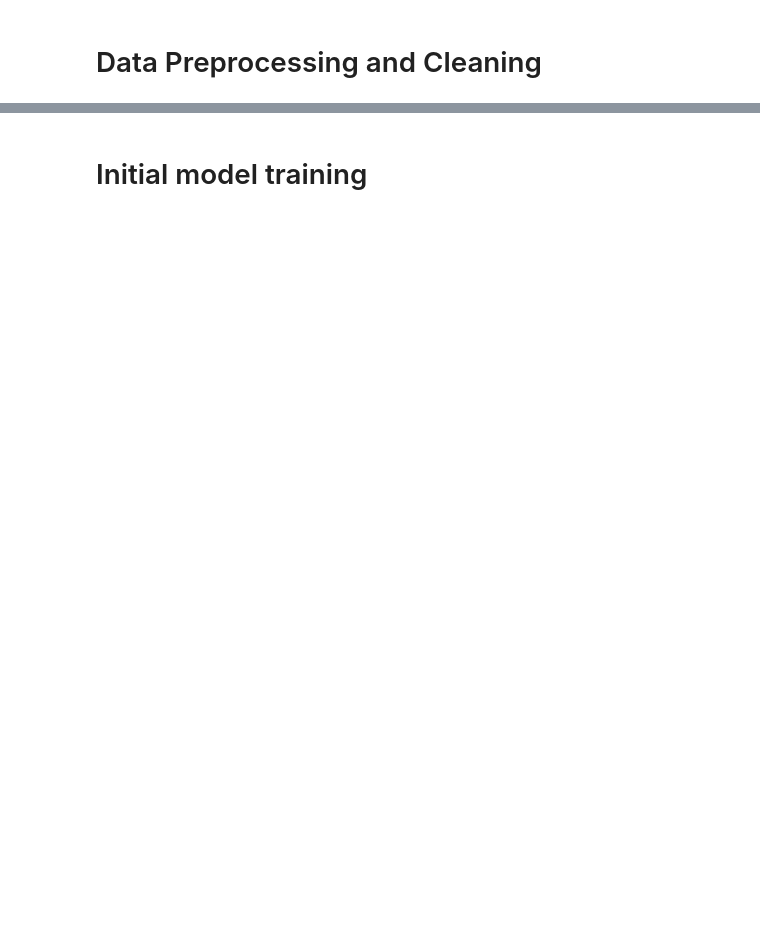
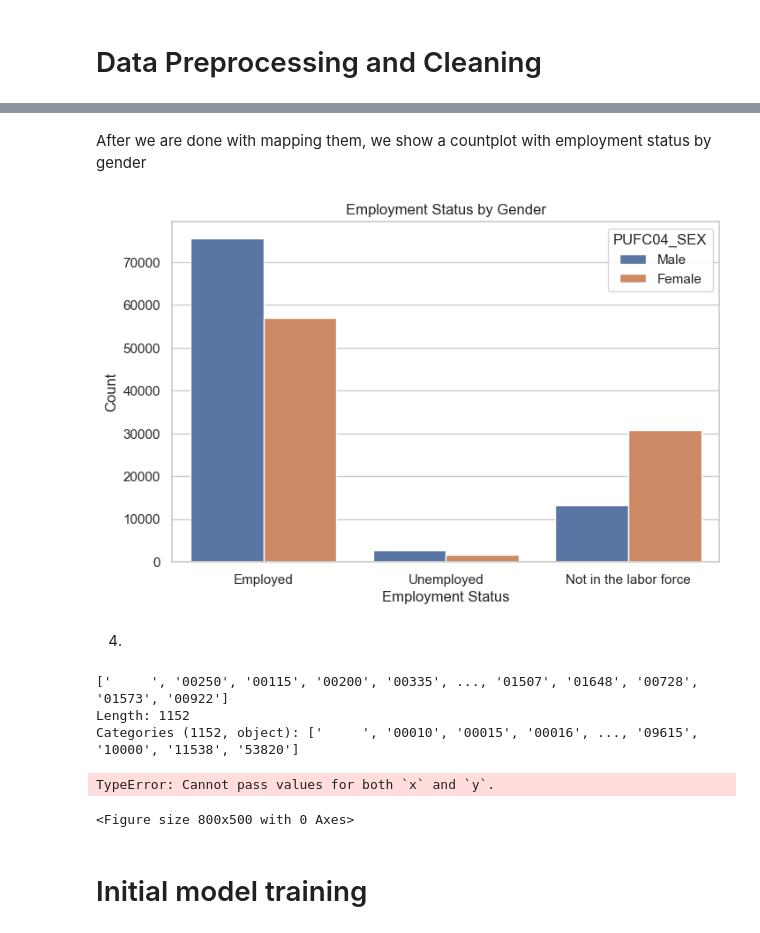
Before and after one commit to Waynes-Wu/stintsy-final-project, a Jupyter notebook: final.ipynb, the cells around one changed output, grey strips where cells are left out. Drawn from its saved outputs; the diff is of its cells as text; code cells hidden in the pictures; blank space fills up the shorter version.

```diff
--- a/final.ipynb
+++ b/final.ipynb
@@ -84,0 +384,13 @@ Perform necessary steps before using the data. In this section of the notebook,
+# %%
+employment_status = {
+    "1": "Employed",
+    "2": "Unemployed",
+    "3": "Not in the labor force",
+}
+gender = {
+    1: "Male",
+    2: "Female",
+}
+
+labor_df['PUFC04_SEX'] = labor_df['PUFC04_SEX'].map(gender)
+labor_df['PUFNEWEMPSTAT'] = labor_df['PUFNEWEMPSTAT'].map(employment_status)
@@ -85,2 +401,33 @@ Perform necessary steps before using the data. In this section of the notebook,
+# %% [markdown]
+After we are done with mapping them, we show a countplot with employment status by gender
+# %%
+# Gender Breakdown - Employment Status
+plt.figure(figsize=(8, 5))
+sns.countplot(x='PUFNEWEMPSTAT', hue='PUFC04_SEX', data=labor_df)
+plt.title("Employment Status by Gender")
+plt.xlabel("Employment Status")
+plt.ylabel("Count")
+plt.show()
+# %% [output]
+[figure, added]
+# %% [markdown]
+4.
+# %%
+labor_df['PUFC25_PBASIC'].unique()
+# %% [output]
+['     ', '00250', '00115', '00200', '00335', ..., '01507', '01648', '00728', '01573', '00922']
+Length: 1152
+Categories (1152, object): ['     ', '00010', '00015', '00016', ..., '09615', '10000', '11538', '53820']
+# %%
+# Gender Breakdown - Income
+plt.figure(figsize=(8, 5))
+sns.boxplot(x='PUFC04_SEX', y='PUFC25_PBASIC', data=labor_df)
+plt.title("Income Distribution by Gender")
+plt.xlabel("Gender")
+plt.ylabel("Basic Pay")
+plt.show()
+# %% [output]
+TypeError: Cannot pass values for both `x` and `y`.
+<Figure size 800x500 with 0 Axes>
 # %% [markdown]
 # Initial model training
```
Also changed, not shown: parts of 47 cells of this notebook.
